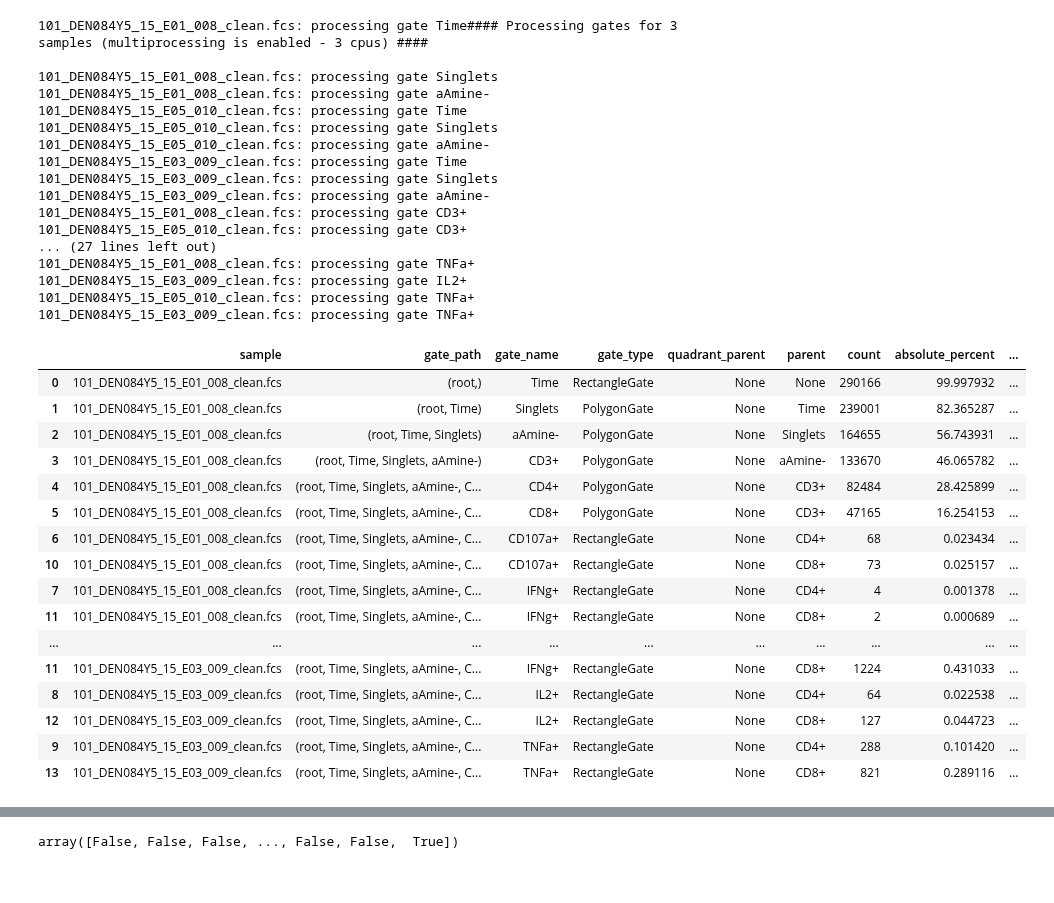
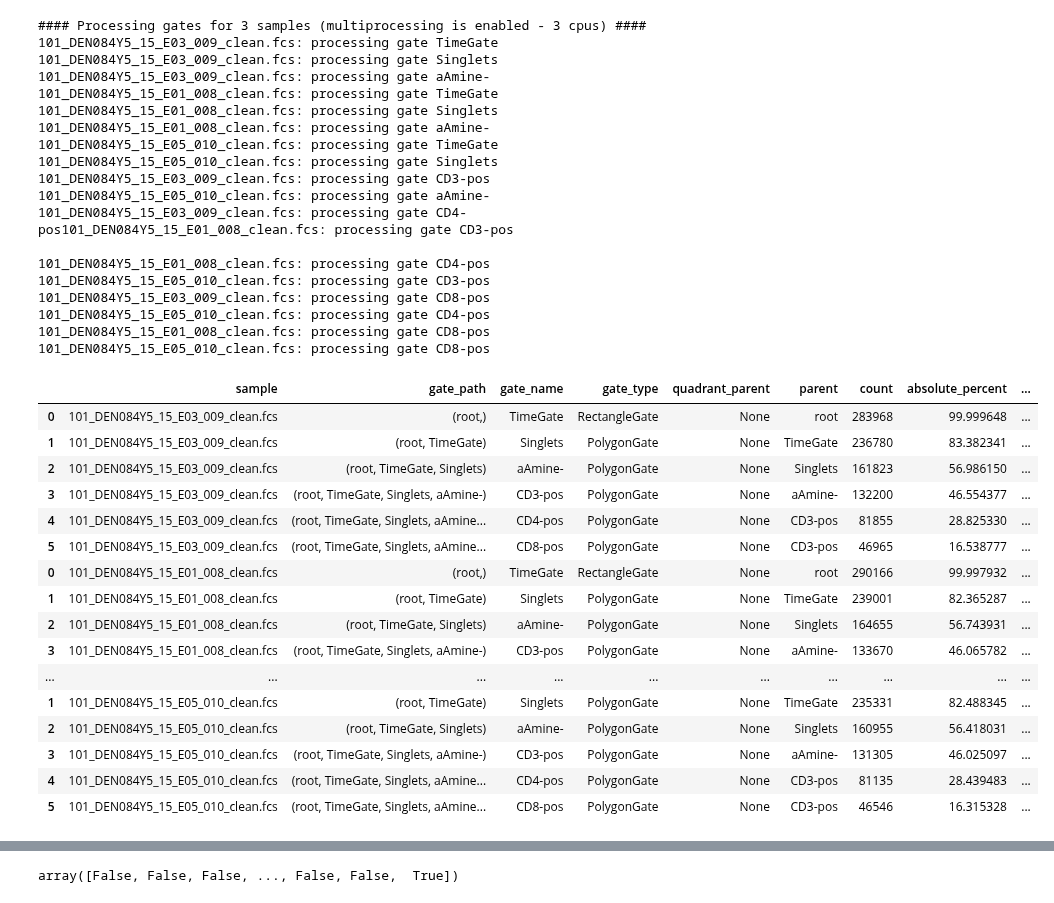
Before and after one commit to whitews/FlowKit, a Jupyter notebook: docs/notebooks/flowkit-tutorial-part05-session-class.ipynb, the cells around one changed output, grey strips where cells are left out. Drawn from its saved outputs; the diff is of its cells as text; code cells hidden in the pictures.

```diff
--- a/docs/notebooks/flowkit-tutorial-part05-session-class.ipynb
+++ b/docs/notebooks/flowkit-tutorial-part05-session-class.ipynb
@@ -57,13 +57,10 @@ Let's jump in and load some files and a FlowJo workspace. We'll then review the
 # %%
 # setup some file paths for our data
-base_dir = "../../examples/data/8_color_data_set"
+base_dir = "../../data/8_color_data_set"
 
-sample_path = os.path.join(base_dir, "fcs_files")
-wsp_path = os.path.join(base_dir, "8_color_ICS.wsp")
+fcs_dir = os.path.join(base_dir, "fcs_files")
+gml_path = os.path.join(base_dir, "8_color_ICS.xml")
 # %%
-# Create a Session with the path to our FCS files.
-# Alternatively, FCS files can be added using the 'add_samples' method
-session = fk.Session(sample_path)
-
-# import a FlowJo 10 workspace file
-session.import_flowjo_workspace(wsp_path)
+# Create a Session with the path to our GatingML document and the directory containing our FCS files.
+# Alternatively, FCS files can be added later using the 'add_samples' method.
+session = fk.Session(gating_strategy=gml_path, fcs_samples=fcs_dir)
@@ -115,45 +87,47 @@ root
 # %%
-# looks good, let's go ahead and analyze them (using verbose mode to see each gate as it's processed)
-session.analyze_samples(sample_group, verbose=True)
+# looks good, let's analyze the samples (using verbose mode to see each gate as it's processed)
+session.analyze_samples(verbose=True)
 # %% [output]
-101_DEN084Y5_15_E01_008_clean.fcs: processing gate Time#### Processing gates for 3 samples (multiprocessing is enabled - 3 cpus) ####
-
+#### Processing gates for 3 samples (multiprocessing is enabled - 3 cpus) ####
+101_DEN084Y5_15_E03_009_clean.fcs: processing gate TimeGate
+101_DEN084Y5_15_E03_009_clean.fcs: processing gate Singlets
+101_DEN084Y5_15_E03_009_clean.fcs: processing gate aAmine-
+101_DEN084Y5_15_E01_008_clean.fcs: processing gate TimeGate
 101_DEN084Y5_15_E01_008_clean.fcs: processing gate Singlets
 101_DEN084Y5_15_E01_008_clean.fcs: processing gate aAmine-
-101_DEN084Y5_15_E05_010_clean.fcs: processing gate Time
+101_DEN084Y5_15_E05_010_clean.fcs: processing gate TimeGate
 101_DEN084Y5_15_E05_010_clean.fcs: processing gate Singlets
+101_DEN084Y5_15_E03_009_clean.fcs: processing gate CD3-pos
 101_DEN084Y5_15_E05_010_clean.fcs: processing gate aAmine-
-101_DEN084Y5_15_E03_009_clean.fcs: processing gate Time
-101_DEN084Y5_15_E03_009_clean.fcs: processing gate Singlets
-101_DEN084Y5_15_E03_009_clean.fcs: processing gate aAmine-
-101_DEN084Y5_15_E01_008_clean.fcs: processing gate CD3+
-101_DEN084Y5_15_E05_010_clean.fcs: processing gate CD3+
-... (27 lines left out)
-101_DEN084Y5_15_E01_008_clean.fcs: processing gate TNFa+
-101_DEN084Y5_15_E03_009_clean.fcs: processing gate IL2+
-101_DEN084Y5_15_E05_010_clean.fcs: processing gate TNFa+
-101_DEN084Y5_15_E03_009_clean.fcs: processing gate TNFa+
+101_DEN084Y5_15_E03_009_clean.fcs: processing gate CD4-pos101_DEN084Y5_15_E01_008_clean.fcs: processing gate CD3-pos
+
+101_DEN084Y5_15_E01_008_clean.fcs: processing gate CD4-pos
+101_DEN084Y5_15_E05_010_clean.fcs: processing gate CD3-pos
+101_DEN084Y5_15_E03_009_clean.fcs: processing gate CD8-pos
+101_DEN084Y5_15_E05_010_clean.fcs: processing gate CD4-pos
+101_DEN084Y5_15_E01_008_clean.fcs: processing gate CD8-pos
+101_DEN084Y5_15_E05_010_clean.fcs: processing gate CD8-pos
 # %%
 # and a look a the results
-session.get_group_report(sample_group)
+session.get_analysis_report()
 # %% [output]
 |  | sample | gate_path | gate_name | gate_type | quadrant_parent | parent | count | absolute_percent | ... |
-| 0 | 101_DEN084Y5_15_E01_008_clean.fcs | (root,) | Time | RectangleGate | None | None | 290166 | 99.997932 | ... |
-| 1 | 101_DEN084Y5_15_E01_008_clean.fcs | (root, Time) | Singlets | PolygonGate | None | Time | 239001 | 82.365287 | ... |
-| 2 | 101_DEN084Y5_15_E01_008_clean.fcs | (root, Time, Singlets) | aAmine- | PolygonGate | None | Singlets | 164655 | 56.743931 | ... |
-| 3 | 101_DEN084Y5_15_E01_008_clean.fcs | (root, Time, Singlets, aAmine-) | CD3+ | PolygonGate | None | aAmine- | 133670 | 46.065782 | ... |
-| 4 | 101_DEN084Y5_15_E01_008_clean.fcs | (root, Time, Singlets, aAmine-, C... | CD4+ | PolygonGate | None | CD3+ | 82484 | 28.425899 | ... |
-| 5 | 101_DEN084Y5_15_E01_008_clean.fcs | (root, Time, Singlets, aAmine-, C... | CD8+ | PolygonGate | None | CD3+ | 47165 | 16.254153 | ... |
-| 6 | 101_DEN084Y5_15_E01_008_clean.fcs | (root, Time, Singlets, aAmine-, C... | CD107a+ | RectangleGate | None | CD4+ | 68 | 0.023434 | ... |
-| 10 | 101_DEN084Y5_15_E01_008_clean.fcs | (root, Time, Singlets, aAmine-, C... | CD107a+ | RectangleGate | None | CD8+ | 73 | 0.025157 | ... |
-| 7 | 101_DEN084Y5_15_E01_008_clean.fcs | (root, Time, Singlets, aAmine-, C... | IFNg+ | RectangleGate | None | CD4+ | 4 | 0.001378 | ... |
-| 11 | 101_DEN084Y5_15_E01_008_clean.fcs | (root, Time, Singlets, aAmine-, C... | IFNg+ | RectangleGate | None | CD8+ | 2 | 0.000689 | ... |
+| 0 | 101_DEN084Y5_15_E03_009_clean.fcs | (root,) | TimeGate | RectangleGate | None | root | 283968 | 99.999648 | ... |
+| 1 | 101_DEN084Y5_15_E03_009_clean.fcs | (root, TimeGate) | Singlets | PolygonGate | None | TimeGate | 236780 | 83.382341 | ... |
+| 2 | 101_DEN084Y5_15_E03_009_clean.fcs | (root, TimeGate, Singlets) | aAmine- | PolygonGate | None | Singlets | 161823 | 56.986150 | ... |
+| 3 | 101_DEN084Y5_15_E03_009_clean.fcs | (root, TimeGate, Singlets, aAmine-) | CD3-pos | PolygonGate | None | aAmine- | 132200 | 46.554377 | ... |
+| 4 | 101_DEN084Y5_15_E03_009_clean.fcs | (root, TimeGate, Singlets, aAmine... | CD4-pos | PolygonGate | None | CD3-pos | 81855 | 28.825330 | ... |
+| 5 | 101_DEN084Y5_15_E03_009_clean.fcs | (root, TimeGate, Singlets, aAmine... | CD8-pos | PolygonGate | None | CD3-pos | 46965 | 16.538777 | ... |
+| 0 | 101_DEN084Y5_15_E01_008_clean.fcs | (root,) | TimeGate | RectangleGate | None | root | 290166 | 99.997932 | ... |
+| 1 | 101_DEN084Y5_15_E01_008_clean.fcs | (root, TimeGate) | Singlets | PolygonGate | None | TimeGate | 239001 | 82.365287 | ... |
+| 2 | 101_DEN084Y5_15_E01_008_clean.fcs | (root, TimeGate, Singlets) | aAmine- | PolygonGate | None | Singlets | 164655 | 56.743931 | ... |
+| 3 | 101_DEN084Y5_15_E01_008_clean.fcs | (root, TimeGate, Singlets, aAmine-) | CD3-pos | PolygonGate | None | aAmine- | 133670 | 46.065782 | ... |
 | ... | ... | ... | ... | ... | ... | ... | ... | ... | ... |
-| 11 | 101_DEN084Y5_15_E03_009_clean.fcs | (root, Time, Singlets, aAmine-, C... | IFNg+ | RectangleGate | None | CD8+ | 1224 | 0.431033 | ... |
-| 8 | 101_DEN084Y5_15_E03_009_clean.fcs | (root, Time, Singlets, aAmine-, C... | IL2+ | RectangleGate | None | CD4+ | 64 | 0.022538 | ... |
-| 12 | 101_DEN084Y5_15_E03_009_clean.fcs | (root, Time, Singlets, aAmine-, C... | IL2+ | RectangleGate | None | CD8+ | 127 | 0.044723 | ... |
-| 9 | 101_DEN084Y5_15_E03_009_clean.fcs | (root, Time, Singlets, aAmine-, C... | TNFa+ | RectangleGate | None | CD4+ | 288 | 0.101420 | ... |
-| 13 | 101_DEN084Y5_15_E03_009_clean.fcs | (root, Time, Singlets, aAmine-, C... | TNFa+ | RectangleGate | None | CD8+ | 821 | 0.289116 | ... |
+| 1 | 101_DEN084Y5_15_E05_010_clean.fcs | (root, TimeGate) | Singlets | PolygonGate | None | TimeGate | 235331 | 82.488345 | ... |
+| 2 | 101_DEN084Y5_15_E05_010_clean.fcs | (root, TimeGate, Singlets) | aAmine- | PolygonGate | None | Singlets | 160955 | 56.418031 | ... |
+| 3 | 101_DEN084Y5_15_E05_010_clean.fcs | (root, TimeGate, Singlets, aAmine-) | CD3-pos | PolygonGate | None | aAmine- | 131305 | 46.025097 | ... |
+| 4 | 101_DEN084Y5_15_E05_010_clean.fcs | (root, TimeGate, Singlets, aAmine... | CD4-pos | PolygonGate | None | CD3-pos | 81135 | 28.439483 | ... |
+| 5 | 101_DEN084Y5_15_E05_010_clean.fcs | (root, TimeGate, Singlets, aAmine... | CD8-pos | PolygonGate | None | CD3-pos | 46546 | 16.315328 | ... |
 # %%
 # what if we want to review the gates for a sample
 sample_id = '101_DEN084Y5_15_E01_008_clean.fcs'
```
Also changed, not shown: parts of 24 cells of this notebook, 3 other files.
